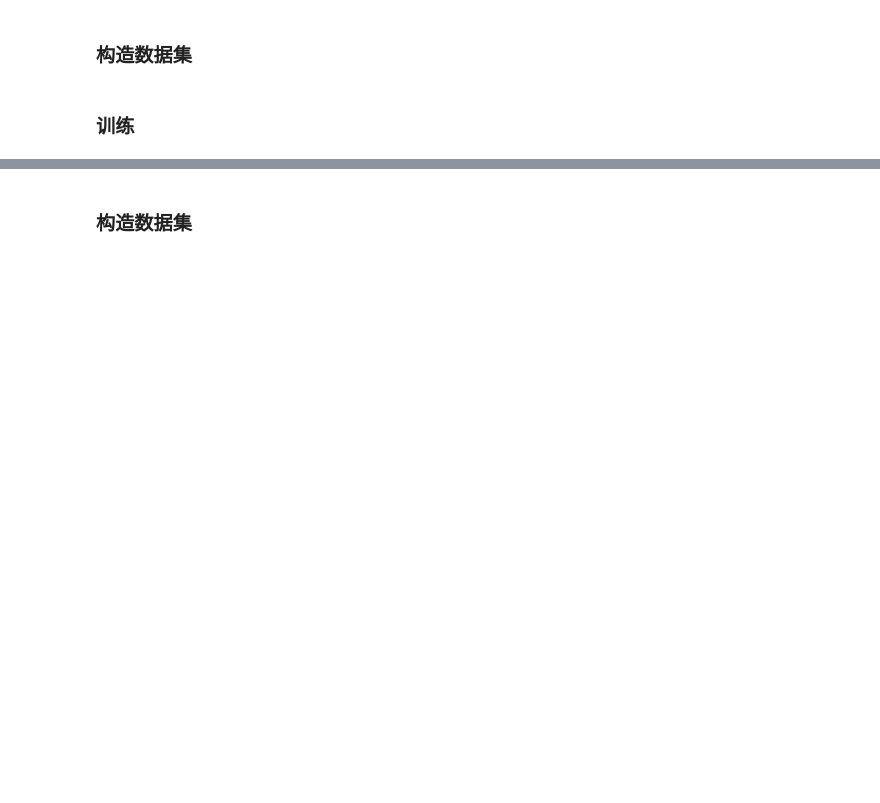
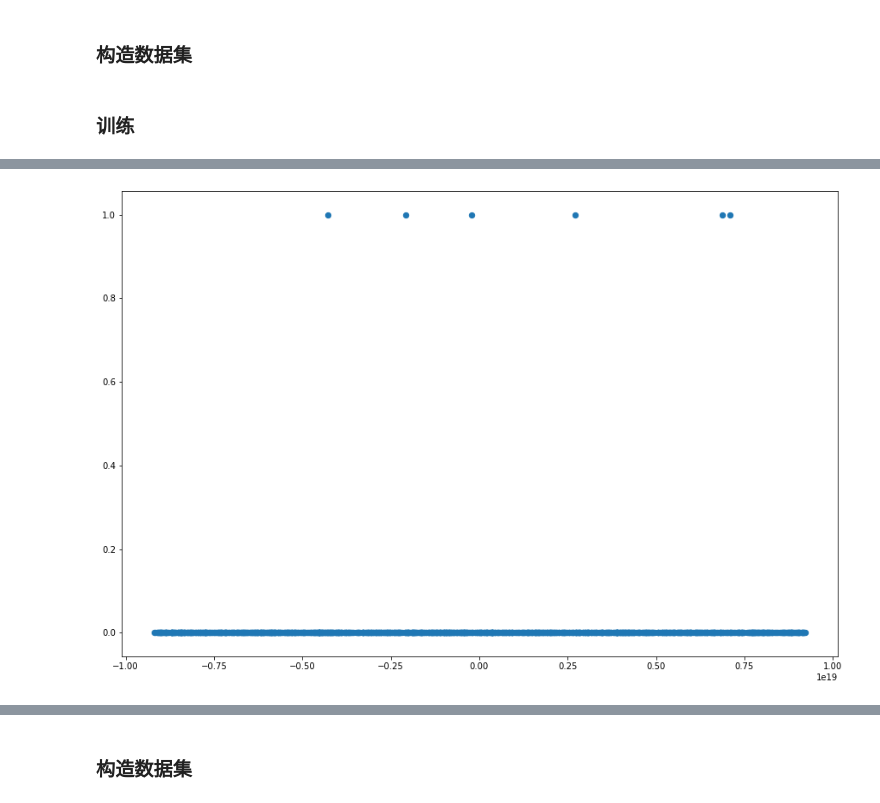
Before and after one commit to Zhengsheng-Wang/project_station_code, a Jupyter notebook: GANs.ipynb, the cells around one changed output, grey strips where cells are left out. Cells and saved outputs as stored; diff of their text form; code cells hidden in the pictures; blank space fills up the shorter version.

```diff
--- a/GANs.ipynb
+++ b/GANs.ipynb
@@ -612,3 +1102,9 @@ fThreshold = np.sort(npNormalScores)[int(len(npNormalScores) * 0.99)]
+# %%
+plt.figure(figsize=(15, 10))
+plt.scatter(abnormal_x, abnormalprobs, s=40)
+plt.show()
+# %% [output]
+[figure, added]
 # %%
 # 做出散点图。其中，虚线表示阈值。
 plt.figure(figsize=(15, 10))
```
Also changed, not shown: parts of 282 cells of this notebook, 5 other files.
